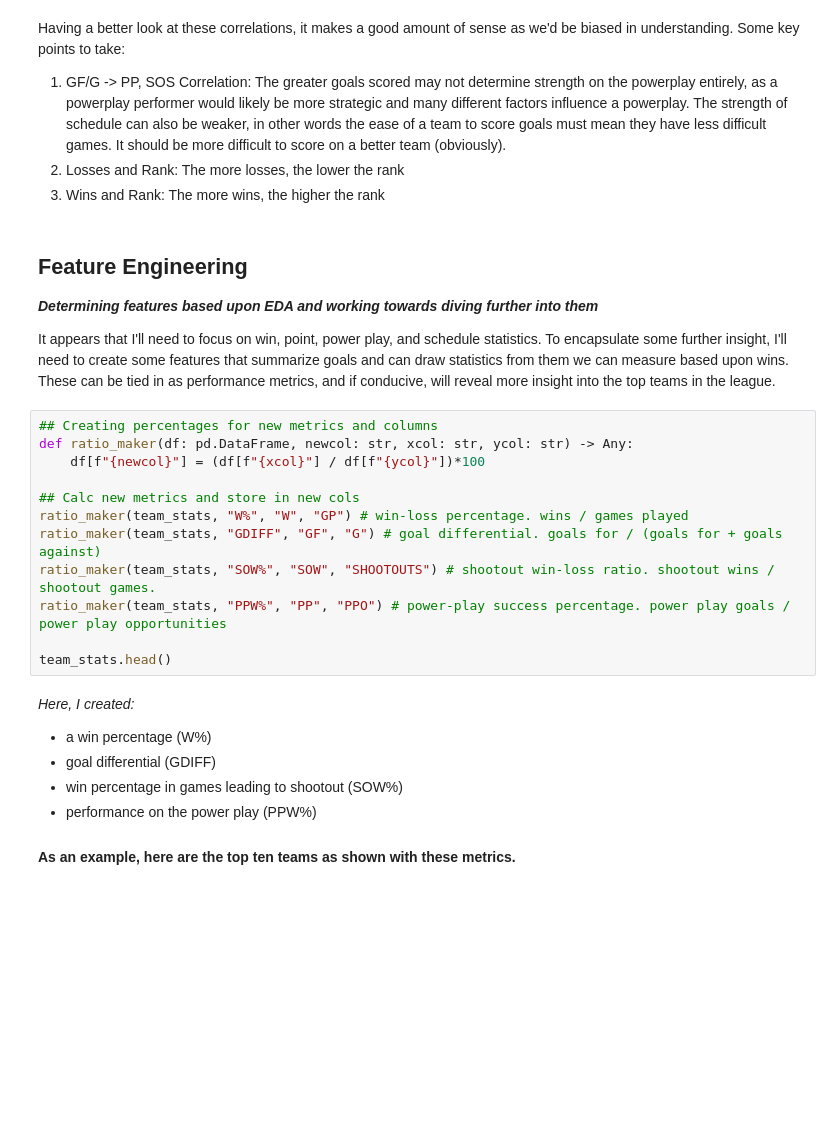
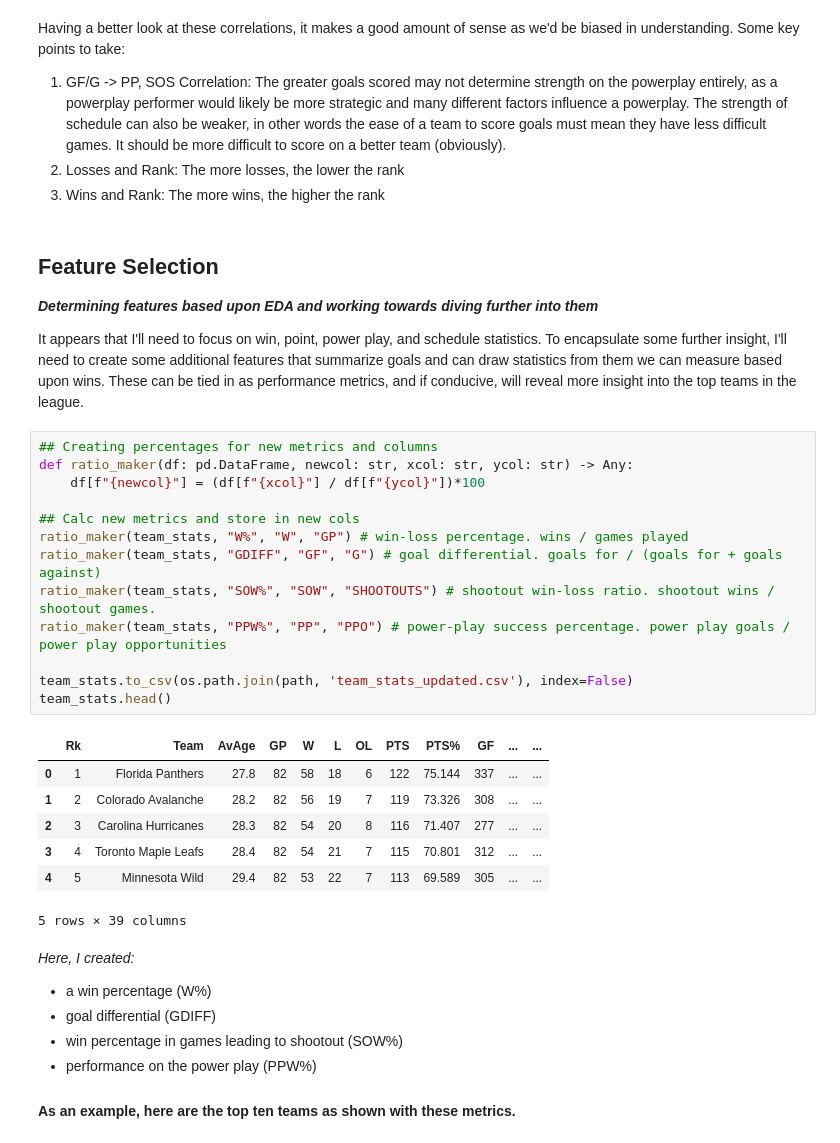
Before and after one commit to RyanSchraeder/StanleyCupPredictions, a Jupyter notebook: src/notebooks/eda_and_feature_selection.ipynb, the cells around one changed output. Cells and saved outputs as stored; diff of their text form; blank space fills up the shorter version.

```diff
--- a/src/notebooks/eda_and_feature_selection.ipynb
+++ b/src/notebooks/eda_and_feature_selection.ipynb
@@ -178,22 +177,31 @@ Some key points to take:
 2. Losses and Rank: The more losses, the lower the rank
 3. Wins and Rank: The more wins, the higher the rank
 # %% [markdown]
-## Feature Engineering
+## Feature Selection
 **_Determining features based upon EDA and working towards diving further into them_**
 
-It appears that I'll need to focus on win, point, power play, and schedule statistics. To encapsulate some further insight, I'll need to create some features that summarize goals and can draw statistics from them we can measure based upon wins. These can be tied in as performance metrics, and if conducive, will reveal more insight into the top teams in the league.
+It appears that I'll need to focus on win, point, power play, and schedule statistics. To encapsulate some further insight, I'll need to create some additional features that summarize goals and can draw statistics from them we can measure based upon wins. These can be tied in as performance metrics, and if conducive, will reveal more insight into the top teams in the league.
 # %%
 ## Creating percentages for new metrics and columns
 def ratio_maker(df: pd.DataFrame, newcol: str, xcol: str, ycol: str) -> Any:
     df[f"{newcol}"] = (df[f"{xcol}"] / df[f"{ycol}"])*100
 
 ## Calc new metrics and store in new cols
 ratio_maker(team_stats, "W%", "W", "GP") # win-loss percentage. wins / games played
 ratio_maker(team_stats, "GDIFF", "GF", "G") # goal differential. goals for / (goals for + goals against)
 ratio_maker(team_stats, "SOW%", "SOW", "SHOOTOUTS") # shootout win-loss ratio. shootout wins / shootout games.
 ratio_maker(team_stats, "PPW%", "PP", "PPO") # power-play success percentage. power play goals / power play opportunities
 
+team_stats.to_csv(os.path.join(path, 'team_stats_updated.csv'), index=False)
 team_stats.head()
+# %% [output]
+|  | Rk | Team | AvAge | GP | W | L | OL | PTS | PTS% | GF | ... | ... |
+| 0 | 1 | Florida Panthers | 27.8 | 82 | 58 | 18 | 6 | 122 | 75.144 | 337 | ... | ... |
+| 1 | 2 | Colorado Avalanche | 28.2 | 82 | 56 | 19 | 7 | 119 | 73.326 | 308 | ... | ... |
+| 2 | 3 | Carolina Hurricanes | 28.3 | 82 | 54 | 20 | 8 | 116 | 71.407 | 277 | ... | ... |
+| 3 | 4 | Toronto Maple Leafs | 28.4 | 82 | 54 | 21 | 7 | 115 | 70.801 | 312 | ... | ... |
+| 4 | 5 | Minnesota Wild | 29.4 | 82 | 53 | 22 | 7 | 113 | 69.589 | 305 | ... | ... |
+5 rows × 39 columns
 # %% [markdown]
 _Here, I created:_
 - a win percentage (W%)
```
Also changed, not shown: parts of 12 cells of this notebook, 44 other files.
